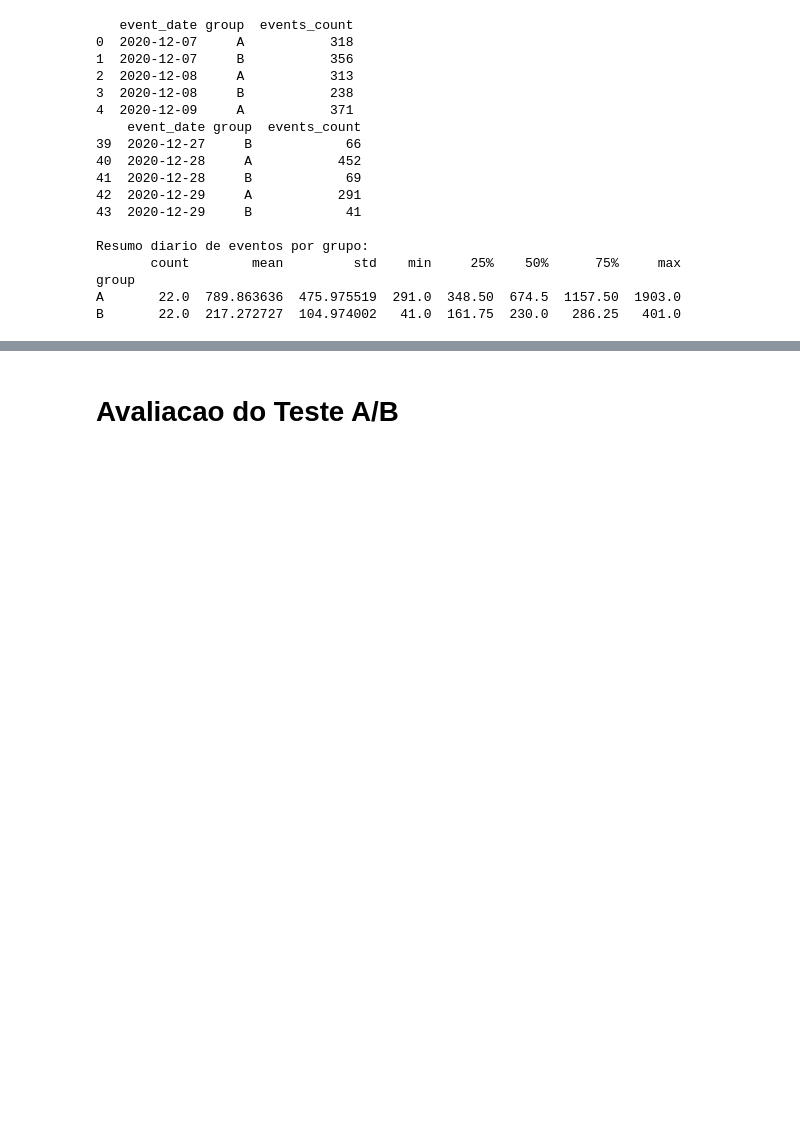
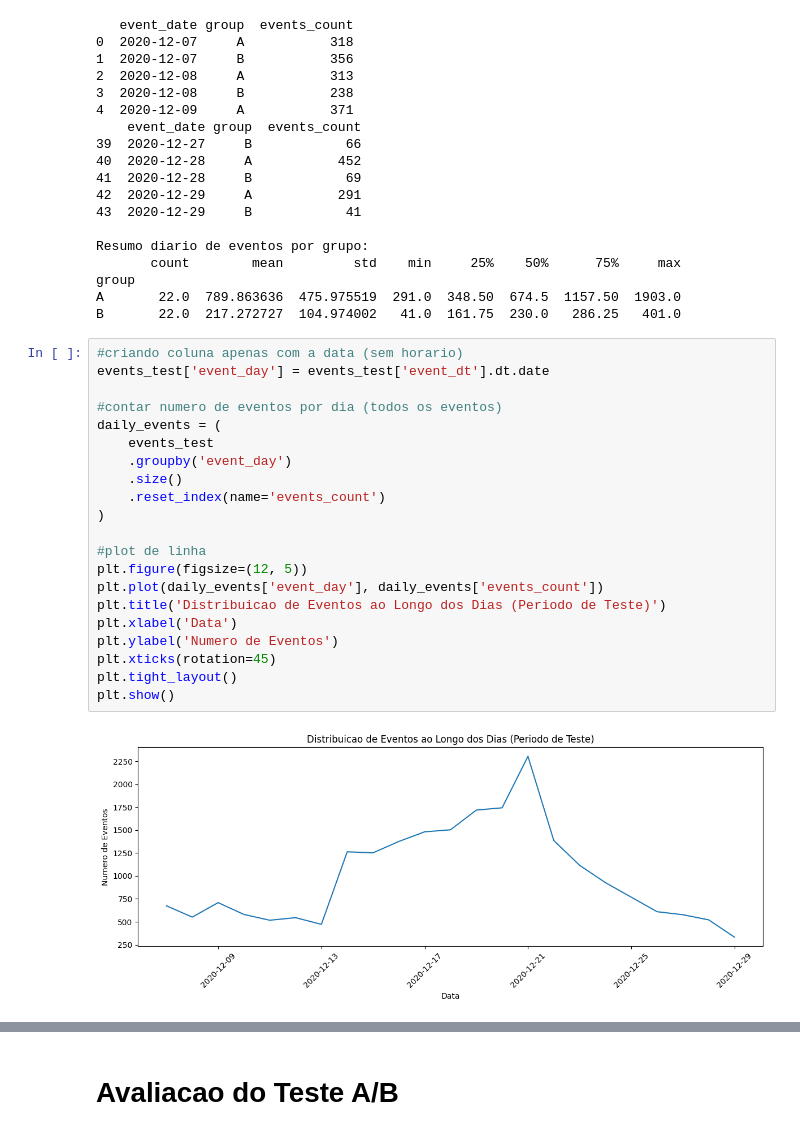
Before and after one commit to RosanaBarbosas/An-lise-de-Teste-A-B-Recommender-System-Test, a Jupyter notebook: Analise de teste A_B project 14.1.ipynb, the cells around one changed output, grey strips where cells are left out. Cells and saved outputs as stored; diff of their text form; blank space fills up the shorter version.

```diff
--- a/Analise de teste A_B project 14.1.ipynb
+++ b/Analise de teste A_B project 14.1.ipynb
@@ -382,3 +462,26 @@ Resumo diario de eventos por grupo:
 group
 A       22.0  789.863636  475.975519  291.0  348.50  674.5  1157.50  1903.0
 B       22.0  217.272727  104.974002   41.0  161.75  230.0   286.25   401.0
+# %%
+#criando coluna apenas com a data (sem horario)
+events_test['event_day'] = events_test['event_dt'].dt.date
+
+#contar numero de eventos por dia (todos os eventos)
+daily_events = (
+    events_test
+    .groupby('event_day')
+    .size()
+    .reset_index(name='events_count')
+)
+
+#plot de linha
+plt.figure(figsize=(12, 5))
+plt.plot(daily_events['event_day'], daily_events['events_count'])
+plt.title('Distribuicao de Eventos ao Longo dos Dias (Periodo de Teste)')
+plt.xlabel('Data')
+plt.ylabel('Numero de Eventos')
+plt.xticks(rotation=45)
+plt.tight_layout()
+plt.show()
+# %% [output]
+[figure, added]
```
Also changed, not shown: parts of 27 cells of this notebook.
